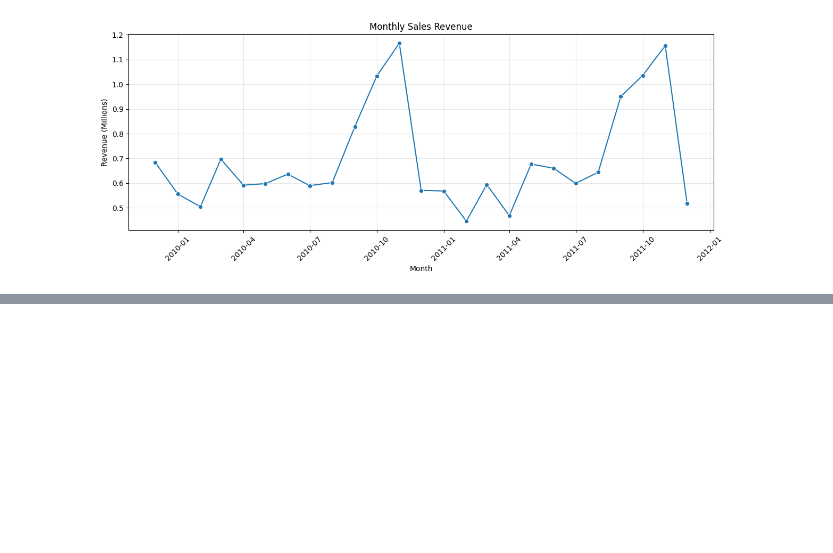
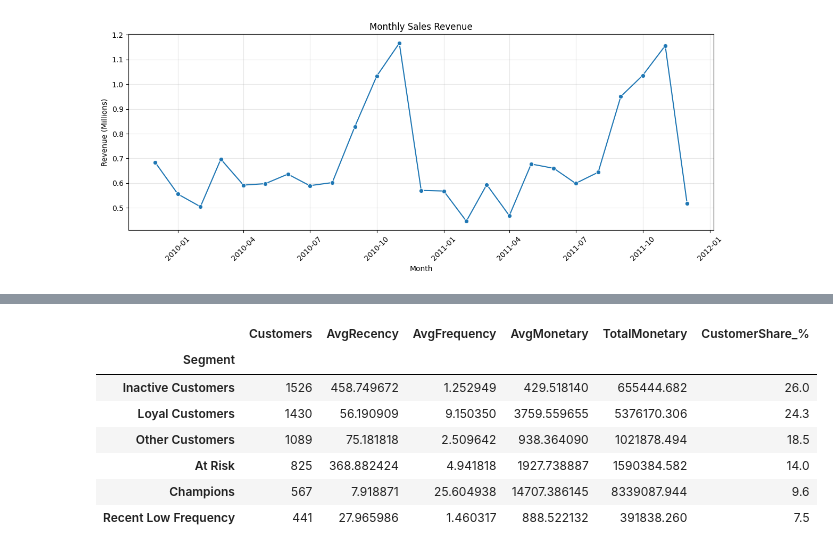
Before and after one commit to tinynguyn/online-retail-customer-segmentation, a Jupyter notebook: notebook/analysis.ipynb, the cells around one changed output, grey strips where cells are left out. Drawn from its saved outputs; the diff is of its cells as text; code cells hidden in the pictures; blank space fills up the shorter version.

```diff
--- a/notebook/analysis.ipynb
+++ b/notebook/analysis.ipynb
@@ -250,0 +313,21 @@ plt.show()
+# %%
+#Assign customers to six segments based on R and F
+
+def assign_segment(row):
+    r = row["R_Score"]
+    f = row["F_Score"]
+
+    if r == 5 and f == 5:
+        return "Champions"
+    elif r >= 3 and f >= 4:
+        return "Loyal Customers"
+    elif r >= 4 and f <= 2:
+        return "Recent Low Frequency"
+    elif r <= 2 and f >= 3:
+        return "At Risk"
+    elif r <= 2 and f <= 2:
+        return "Inactive Customers"
+    else:
+        return "Other Customers"
+
+rfm["Segment"] = rfm.apply(assign_segment, axis=1)
@@ -250,0 +384,17 @@ plt.show()
+# %%
+#Calculate the percentage of customers in each segment
+segment_summary["CustomerShare_%"] = (
+    segment_summary["Customers"] /
+    segment_summary["Customers"].sum() * 100
+).round(1)
+
+segment_summary
+# %% [output]
+|  | Customers | AvgRecency | AvgFrequency | AvgMonetary | TotalMonetary | CustomerShare_% |
+| Segment |  |  |  |  |  |  |
+| Inactive Customers | 1526 | 458.749672 | 1.252949 | 429.518140 | 655444.682 | 26.0 |
+| Loyal Customers | 1430 | 56.190909 | 9.150350 | 3759.559655 | 5376170.306 | 24.3 |
+| Other Customers | 1089 | 75.181818 | 2.509642 | 938.364090 | 1021878.494 | 18.5 |
+| At Risk | 825 | 368.882424 | 4.941818 | 1927.738887 | 1590384.582 | 14.0 |
+| Champions | 567 | 7.918871 | 25.604938 | 14707.386145 | 8339087.944 | 9.6 |
+| Recent Low Frequency | 441 | 27.965986 | 1.460317 | 888.522132 | 391838.260 | 7.5 |
```
Also changed, not shown: parts of 23 cells of this notebook, 1 other file.
